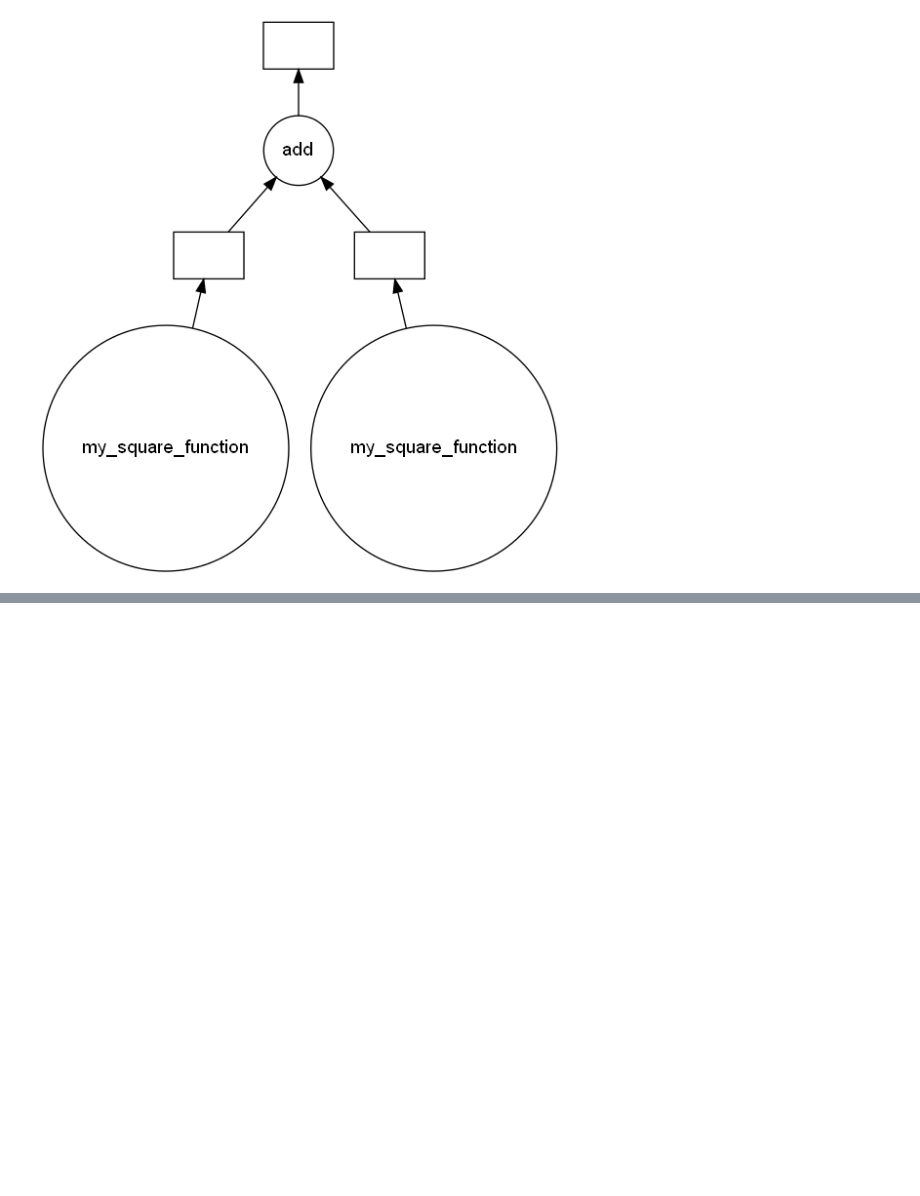
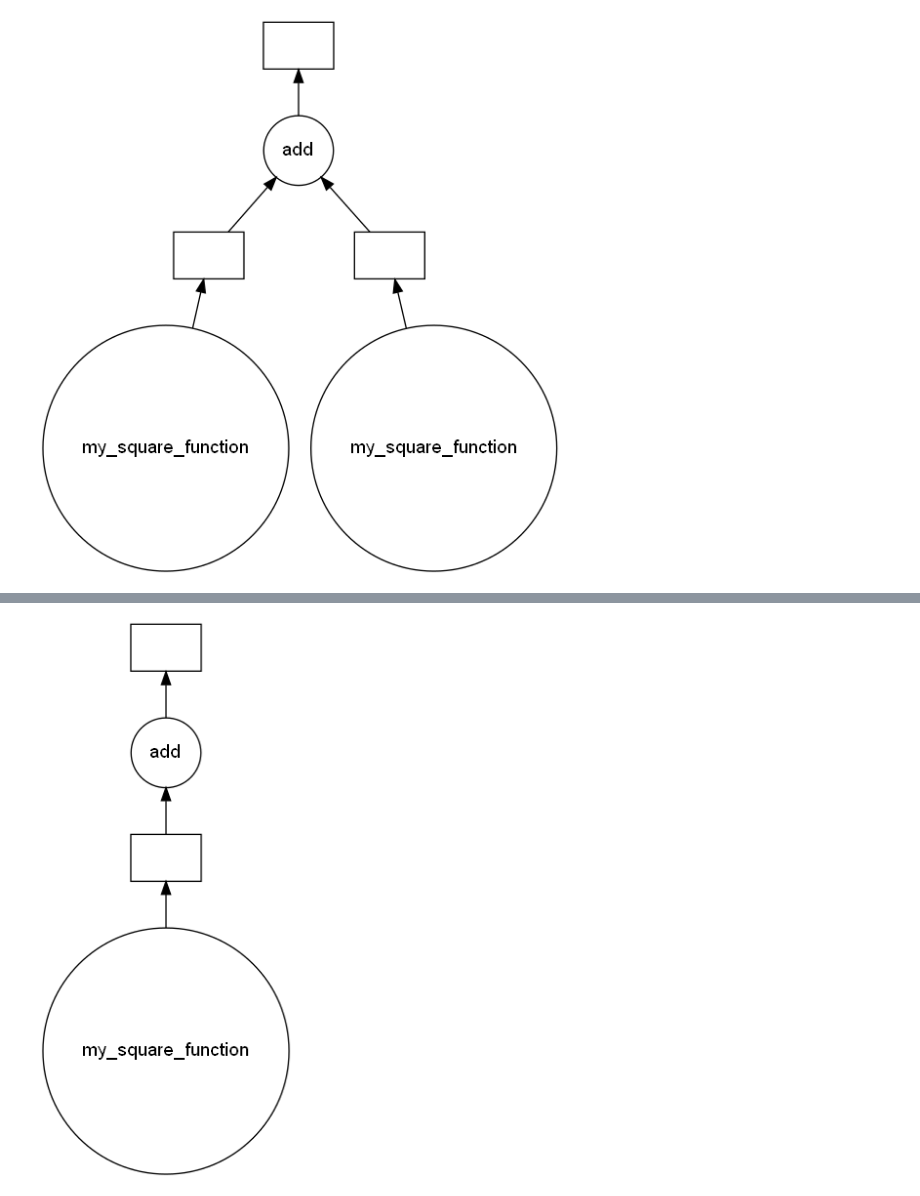
Before and after one commit to abrarmudhir/ds-journey, a Jupyter notebook: datacamp/parallel-programming-with-dask-in-python/lazy-evaluation-and-parallel-computing.ipynb, the cells around one changed output, grey strips where cells are left out. Drawn from its saved outputs; the diff is of its cells as text; code cells hidden in the pictures; blank space fills up the shorter version.

```diff
--- a/datacamp/parallel-programming-with-dask-in-python/lazy-evaluation-and-parallel-computing.ipynb
+++ b/datacamp/parallel-programming-with-dask-in-python/lazy-evaluation-and-parallel-computing.ipynb
@@ -153,0 +166,4 @@ result.visualize()
+# %%
+delayed_result2.visualize()
+# %% [output]
+[figure, added]
```
Also changed, not shown: parts of 6 cells of this notebook, 1 other file.
